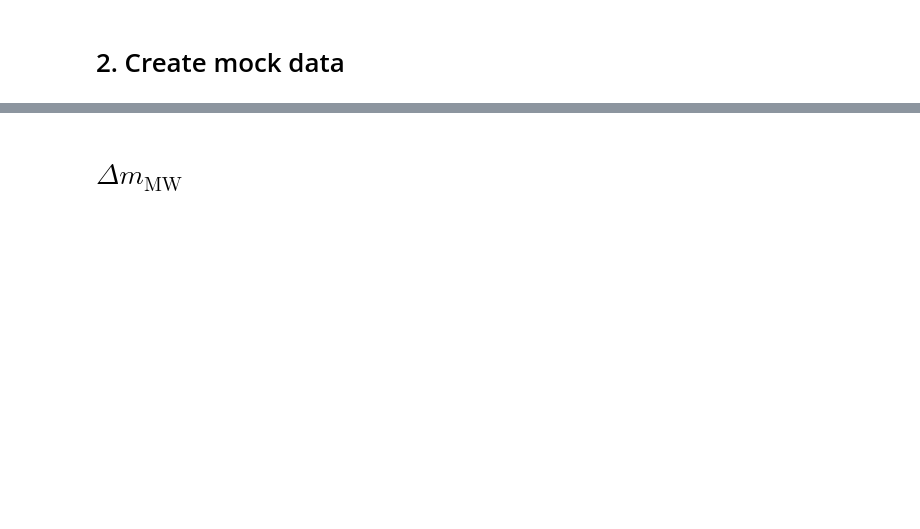
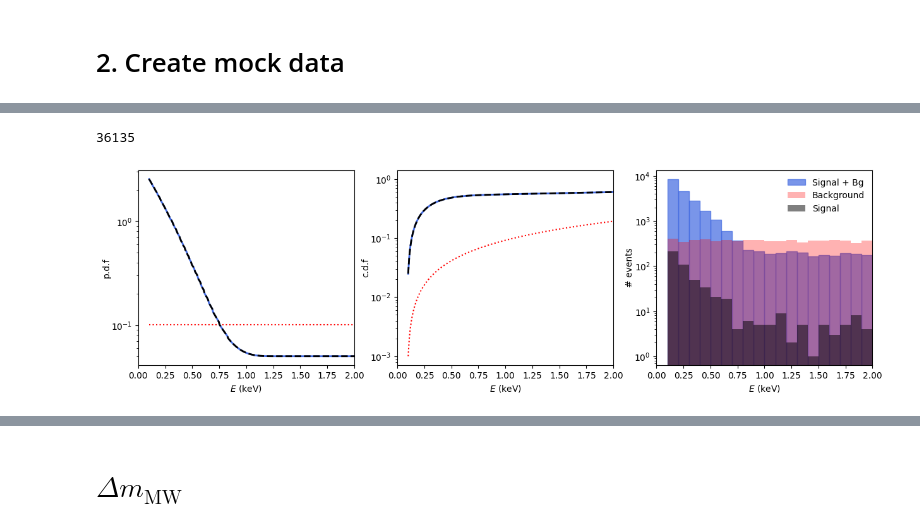
Before and after one commit to Manush19/MWlocalDM, a Jupyter notebook: Notebooks/Nuclear_recoil.ipynb, the cells around one changed output, grey strips where cells are left out. Saved outputs shown, nothing was run; the diff lists cells and outputs as text; code cells hidden in the pictures; blank space fills up the shorter version.

```diff
--- a/Notebooks/Nuclear_recoil.ipynb
+++ b/Notebooks/Nuclear_recoil.ipynb
@@ -112,0 +147,2 @@ plt.savefig('../Output/figures/nuclear/Differential_recoil.png',bbox_inches = 't
+# %%
+nrb = Nr('Xe', mwd['vE'], mwd['vdfE_50'], p50(mwd['vescs']), p50(mwd['vcircs']), rhosun = p50(mwd['rhosuns']), Ethr = 0.1, Eroi = 10.0, ω = 10.0)
@@ -112,0 +173,39 @@ plt.savefig('../Output/figures/nuclear/Differential_recoil.png',bbox_inches = 't
+# %%
+samples, pdf = nrb.mocksample(m, sp, Ntot = 'mean', bl = 0.001)
+
+fig, axs = plt.subplots(1,3, figsize = (15,4))
+ax1, ax2, ax3 = axs
+
+ax1.plot(pdf[:,0], pdf[:,2], c = 'royalblue', lw = 2)
+ax2.plot(pdf[:,0], pdf[:,1], c = 'royalblue', lw = 2)
+ax3.hist(samples, bins = bins, color = 'royalblue', histtype = 'bar', lw = 1, alpha = 0.7,  edgecolor = 'royalblue', label = 'Signal + Bg');
+
+bg, pb = nrb.mocksample(0, sp, bl = 0.001)
+ax1.plot(pb[:,0], pb[:,2], c = 'r', ls = ':')
+ax2.plot(pb[:,0], pb[:,1], c = 'r', ls = ':')
+ax3.hist(bg, bins = bins, color = 'r', histtype = 'bar', lw = 2, alpha = 0.3, label = 'Background');
+print (len(bg))
+
+sg, pg = nrb.mocksample(m, sp, bl = 0.)
+ax1.plot(pg[:,0], pg[:,2], c = 'k', ls = '--', lw = 2)
+ax2.plot(pg[:,0], pg[:,1], c = 'k', ls = '--', lw = 2)
+ax3.hist(sg, bins = bins, color = 'k', histtype = 'bar', alpha = 0.5, label = 'Signal')
+
+ax3.legend(framealpha = 0)
+
+
+for ax in axs:
+    ax.set_xlabel('$E$ (keV)')
+    ax.set_xlim(0, 2)
+    ax.set_yscale('log')
+ax1.set_ylabel('p.d.f', labelpad = 0)
+ax2.set_ylabel('c.d.f', labelpad = 0)
+ax3.set_ylabel('# events', labelpad = 0)
+
+# ax3.set_yscale('log')
+
+
+plt.savefig('../Output/figures/nuclear/mock_samples_bg.png', bbox_inches = 'tight', dpi = 300)
+# %% [output]
+36135
+[figure, added]
```
Also changed, not shown: parts of 14 cells of this notebook, 38 other files.
